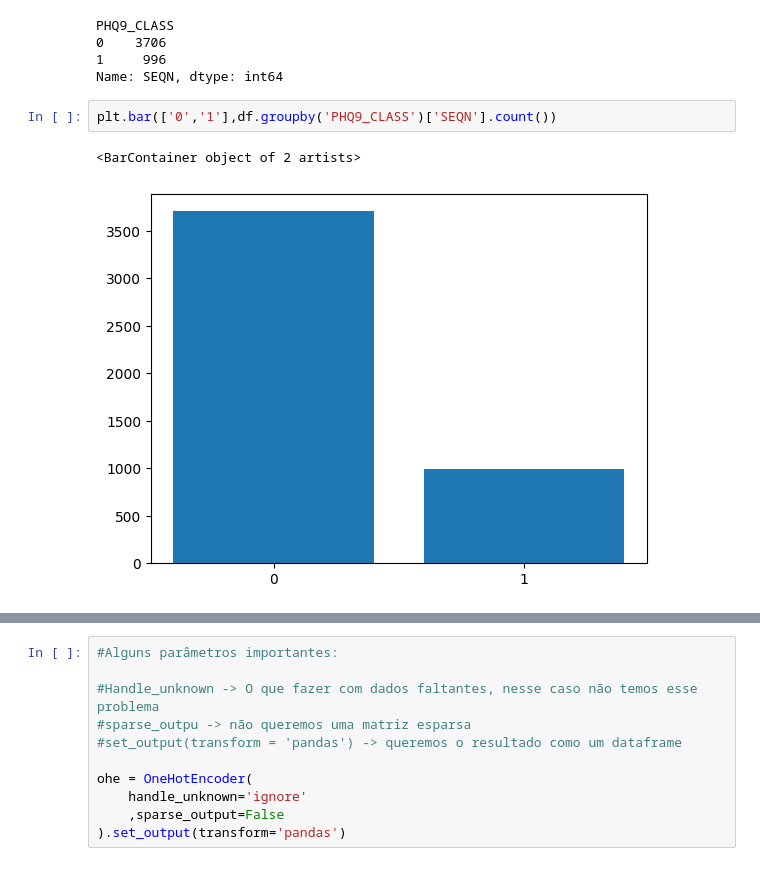
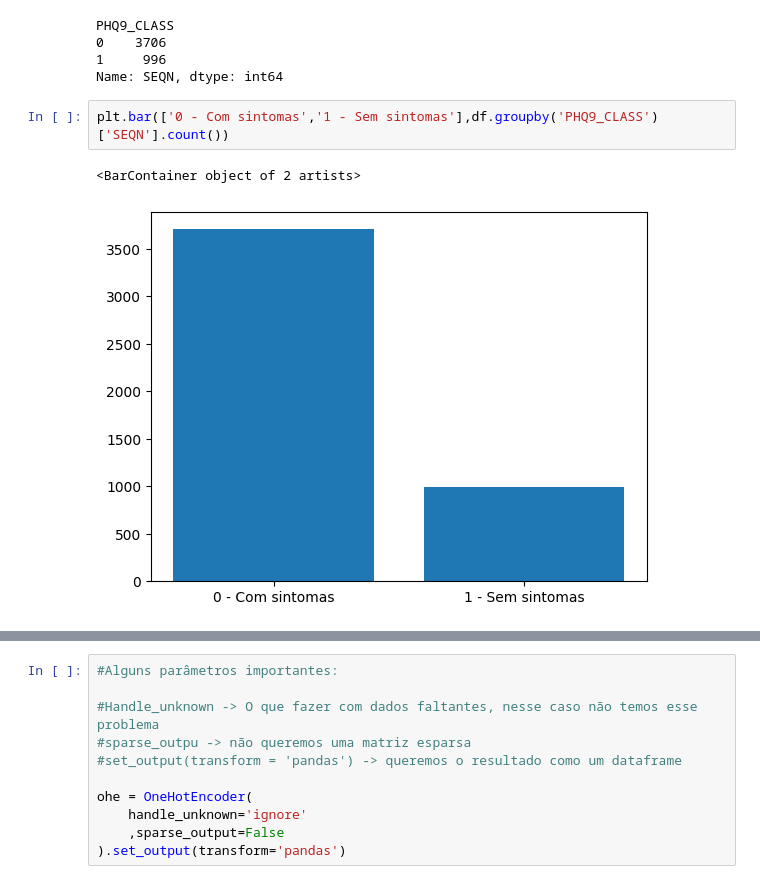
Before and after one commit to LuizAlbino/nhnes-data-project, a Jupyter notebook: logistic-regression.ipynb, the cells around one changed output, grey strips where cells are left out. Drawn from its saved outputs; the diff is of its cells as text.

```diff
--- a/logistic-regression.ipynb
+++ b/logistic-regression.ipynb
@@ -84,7 +84,7 @@ PHQ9_CLASS
 1     996
 Name: SEQN, dtype: int64
 # %%
-plt.bar(['0','1'],df.groupby('PHQ9_CLASS')['SEQN'].count())
+plt.bar(['0 - Com sintomas','1 - Sem sintomas'],df.groupby('PHQ9_CLASS')['SEQN'].count())
 # %% [output]
 <BarContainer object of 2 artists>
-[figure, old version]
+[figure, new version]
```
Also changed, not shown: parts of 6 cells of this notebook.
